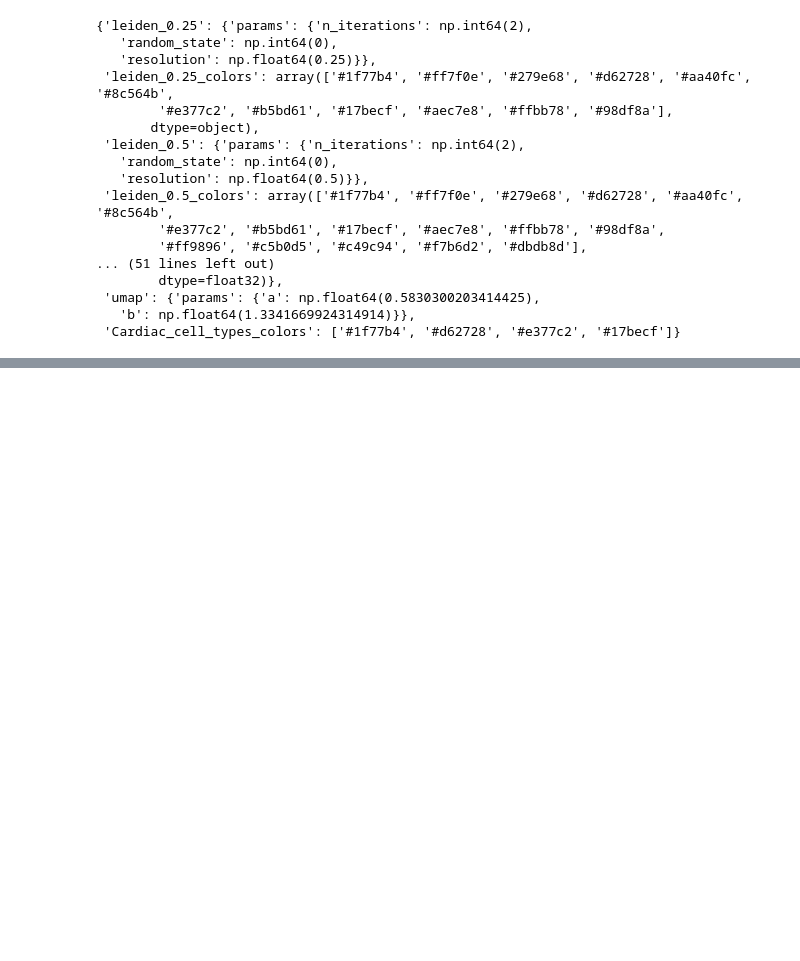
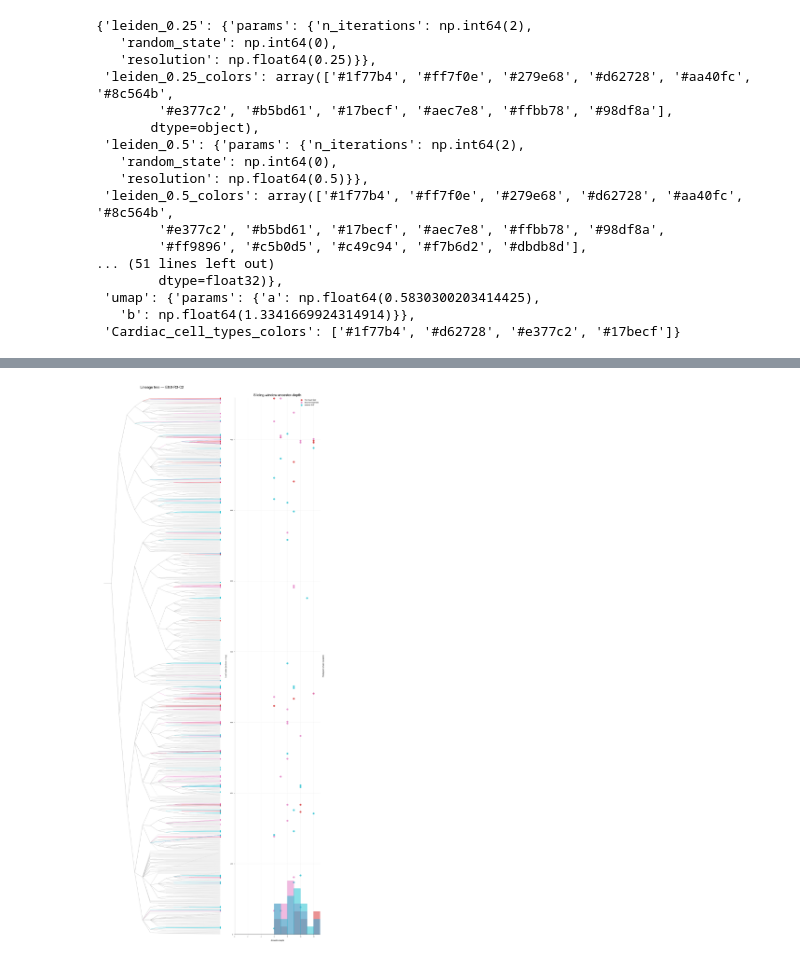
Before and after one commit to Oiya861028/Lineage_Tree_Construction, a Jupyter notebook: Moslin/Cardiac_Analysis/JCF_FHF_SHF_plot.ipynb, the cells around one changed output, grey strips where cells are left out. Drawn from its saved outputs; the diff is of its cells as text; code cells hidden in the pictures; blank space fills up the shorter version.

Commit message:
Add histogram to the bottom of the depth scatter plot

```diff
--- a/Moslin/Cardiac_Analysis/JCF_FHF_SHF_plot.ipynb
+++ b/Moslin/Cardiac_Analysis/JCF_FHF_SHF_plot.ipynb
@@ -175,2 +69,0 @@ plt.rcParams["figure.figsize"] = (5, 20) # This changes the width, height of the
-# %%
-py.pp.add_depth(adata)
@@ -181,4 +69,0 @@ adata.uns["Cardiac_cell_types_colors"]
-# %%
-adata.obs["Cardiac_cell_types"] = adata.obs["Cardiac_cell_types"].astype("category")
-print(adata.uns["Cardiac_cell_types_colors"])
-print(len(adata.uns["Cardiac_cell_types_colors"]) == len(adata.obs["Cardiac_cell_types"].cat.categories))
@@ -210,4 +69,0 @@ list(palette_template.values())
-# %%
-
-leaf_order = py.get.leaves(clone_tdata, tree=clone_key)
-len(leaf_order)
@@ -225,0 +70,22 @@ array([[ 9,  8,  7, ...,  1,  1,  1],
+# %%
+cardiac_cell_type_colors = adata.uns.get("Cardiac_cell_types_colors", None)
+if cardiac_cell_type_colors is not None:
+    palette = {
+        "Juxtacardiac field": cardiac_cell_type_colors[0],
+        "First heart field": cardiac_cell_type_colors[1],
+        "Second heart field": cardiac_cell_type_colors[2],
+        "anterior SHF": cardiac_cell_type_colors[3],
+    }
+    palette["mixed"] = (0.6, 0.6, 0.6, 1.0)
+    palette["nan"] = "gray"
+else:
+    palette = {
+        "Juxtacardiac field": "#1f77b4",
+        "First heart field": "#ff7f0e",
+        "Second heart field": "#2ca02c",
+        "anterior SHF": "#d62728",
+        "mixed": (0.6, 0.6, 0.6, 1.0),
+        "nan": "gray",
+    }
+
+palette
@@ -351,0 +250,5 @@ plt.show()
+# %%
+clone_tdata = adata[adata.obs["tree"] == "E8.0-R3-C2"].copy()
+calculate_ancestor_per_cluster(clone_tdata, "E8.0-R3-C2", palette=palette)
+# %% [output]
+[figure, added]
```
Also changed, not shown: parts of 24 cells of this notebook, 2 other files.
